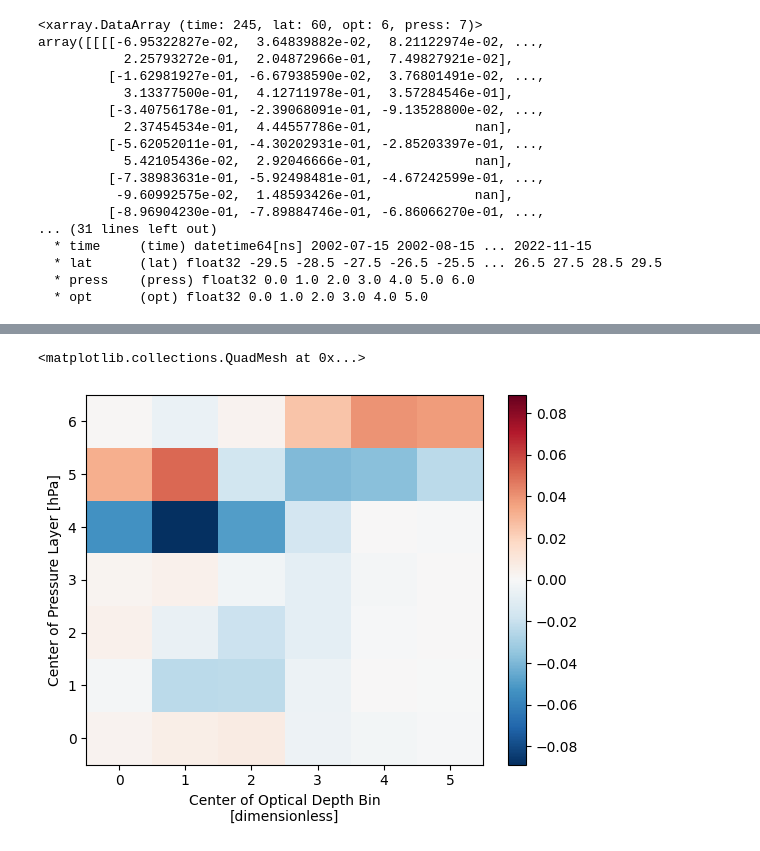
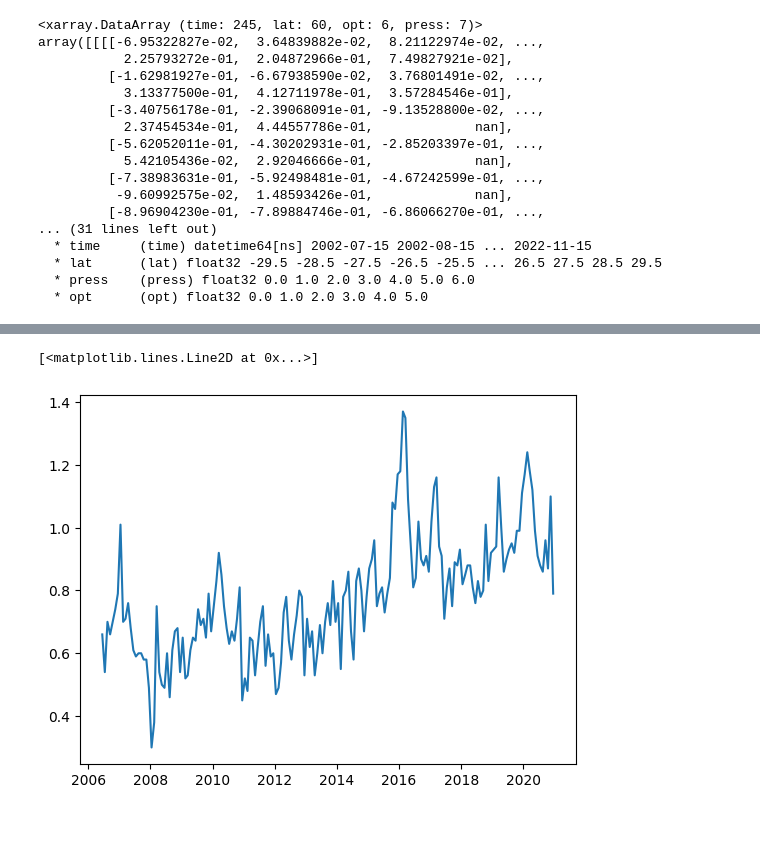
Before and after one commit to paula-rj/HighClouds, a Jupyter notebook: feedbacks.ipynb, the cells around one changed output, grey strips where cells are left out. Drawn from its saved outputs; the diff is of its cells as text; code cells hidden in the pictures.

```diff
--- a/feedbacks.ipynb
+++ b/feedbacks.ipynb
@@ -134,3 +161,8 @@ Coordinates:
+# %%
+plt.plot(alllw.cldarea_cldtyp_mon.sel(lat=trop, time=ragutime).time, gmst_anom_raghu ) #The GMST anomalies
+# %% [output]
+[<matplotlib.lines.Line2D at 0x...>]
+[figure, added]
 # %%
 #6
 lw_feed =  np.zeros([7,6])
@@ -144,8 +176,3 @@ lwfeed_trops = xa.DataArray(lw_feed,
                     coords={"press": lwR_trop_mean.press, "opt":lwR_trop_mean.opt,
                            },
                    )
-# %%
-lwfeed_trops.plot()
-# %% [output]
-<matplotlib.collections.QuadMesh at 0x...>
-[figure, removed]
```
Also changed, not shown: parts of 12 cells of this notebook, 2 other files.
